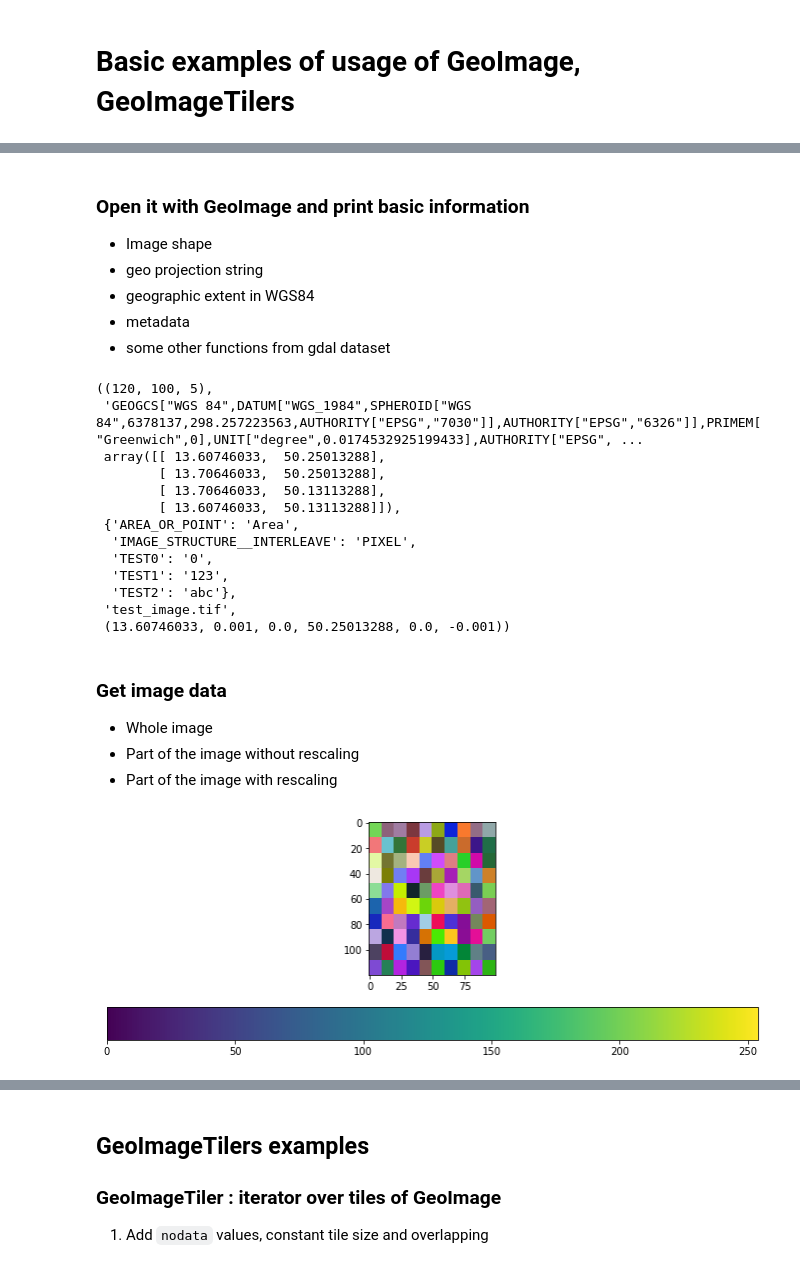
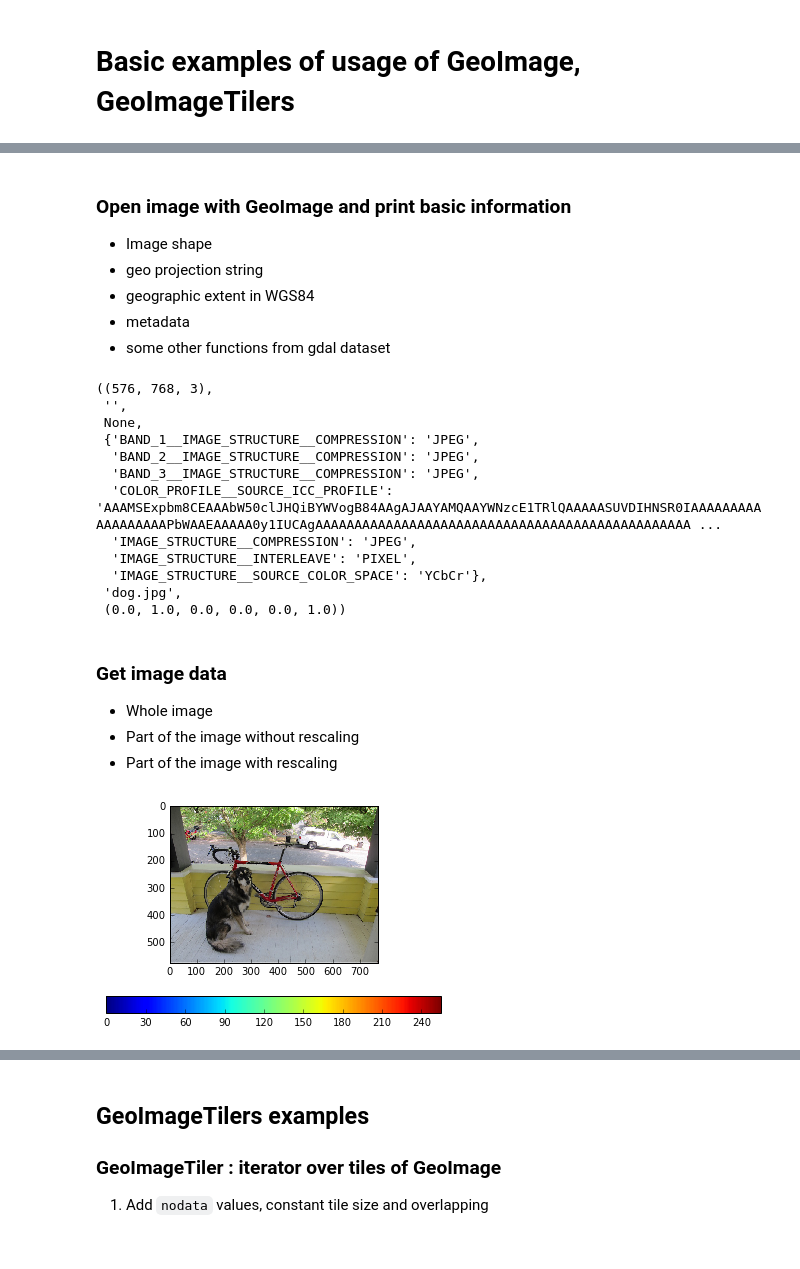
Before and after one commit to vfdev-5/DSTL_FD, a Jupyter notebook: common/geo_utils/examples.ipynb, the cells around one changed output, grey strips where cells are left out. Drawn from its saved outputs; the diff is of its cells as text; code cells hidden in the pictures.

Commit message:
* [WIP] Add/Update tests for GeoImage/GeoImageTilers

```diff
--- a/common/geo_utils/examples.ipynb
+++ b/common/geo_utils/examples.ipynb
@@ -16,8 +16,7 @@ from GeoImageTilers import GeoImageTiler, GeoImageTilerConstSize
 from create_synthetic_images import create
 # %%
 def display(img, **kwargs):
-    plt.figure(figsize=(12, 4))
-    plt.imshow(img[:,:,:3], interpolation='none')
+    plt.imshow(img[:,:,:3], interpolation='none', **kwargs)
     plt.colorbar(orientation='horizontal')
 # %% [markdown]
 ## GeoImage examples
@@ -31,5 +23,5 @@ display(test_image)
 # %% [markdown]
-### Open it with GeoImage and print basic information
+### Open image with GeoImage and print basic information
 
 - Image shape
 - geo projection string
@@ -37,32 +29,31 @@ display(test_image)
 - metadata
 - some other functions from gdal dataset
 # %%
-gimg = GeoImage('test_image.tif')
+gimg = GeoImage('dog.jpg')
 
 gimg.shape, gimg.projection, gimg.geo_extent, gimg.metadata, gimg.get_dataset().GetDescription(), gimg.get_dataset().GetGeoTransform()
 # %% [output]
-((120, 100, 5),
- 'GEOGCS["WGS 84",DATUM["WGS_1984",SPHEROID["WGS 84",6378137,298.257223563,AUTHORITY["EPSG","7030"]],AUTHORITY["EPSG","6326"]],PRIMEM["Greenwich",0],UNIT["degree",0.0174532925199433],AUTHORITY["EPSG", ...
- array([[ 13.60746033,  50.25013288],
-        [ 13.70646033,  50.25013288],
-        [ 13.70646033,  50.13113288],
-        [ 13.60746033,  50.13113288]]),
- {'AREA_OR_POINT': 'Area',
+((576, 768, 3),
+ '',
+ None,
+ {'BAND_1__IMAGE_STRUCTURE__COMPRESSION': 'JPEG',
+  'BAND_2__IMAGE_STRUCTURE__COMPRESSION': 'JPEG',
+  'BAND_3__IMAGE_STRUCTURE__COMPRESSION': 'JPEG',
+  'COLOR_PROFILE__SOURCE_ICC_PROFILE': 'AAAMSExpbm8CEAAAbW50clJHQiBYWVogB84AAgAJAAYAMQAAYWNzcE1TRlQAAAAASUVDIHNSR0IAAAAAAAAAAAAAAAAAAPbWAAEAAAAA0y1IUCAgAAAAAAAAAAAAAAAAAAAAAAAAAAAAAAAAAAAAAAAAAAAAAAAA ...
+  'IMAGE_STRUCTURE__COMPRESSION': 'JPEG',
   'IMAGE_STRUCTURE__INTERLEAVE': 'PIXEL',
-  'TEST0': '0',
-  'TEST1': '123',
-  'TEST2': 'abc'},
- 'test_image.tif',
- (13.60746033, 0.001, 0.0, 50.25013288, 0.0, -0.001))
+  'IMAGE_STRUCTURE__SOURCE_COLOR_SPACE': 'YCbCr'},
+ 'dog.jpg',
+ (0.0, 1.0, 0.0, 0.0, 0.0, 1.0))
 # %% [markdown]
 ### Get image data
 - Whole image
 - Part of the image without rescaling
 - Part of the image with rescaling
 # %%
-np_img = gimg.get_data(dtype=np.float)
+np_img = gimg.get_data(dtype=np.uint8)
 np_img.dtype, np_img.shape
 display(np_img)
 # %% [output]
-[figure, old version]
+[figure, new version]
 # %%
```
Also changed, not shown: parts of 21 cells of this notebook, 8 other files.
